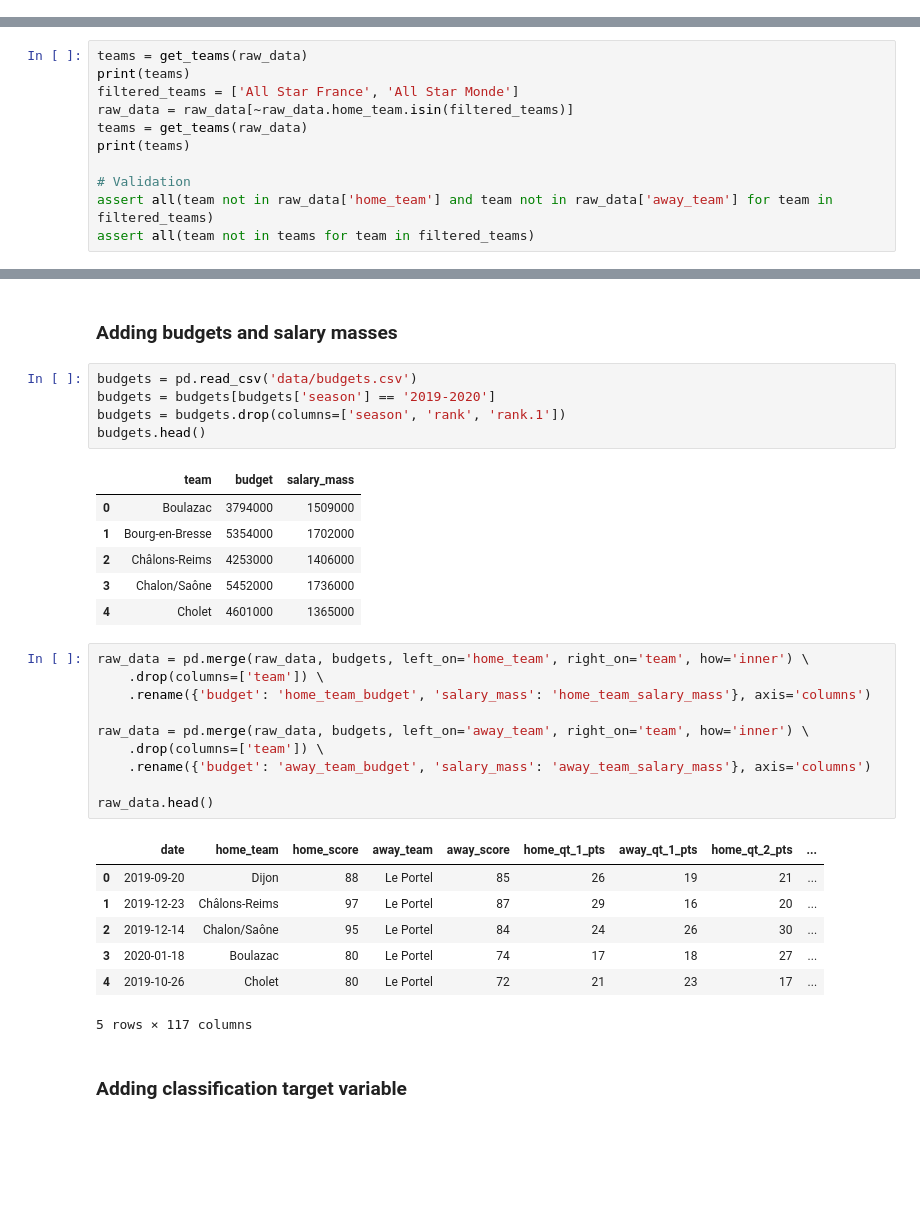
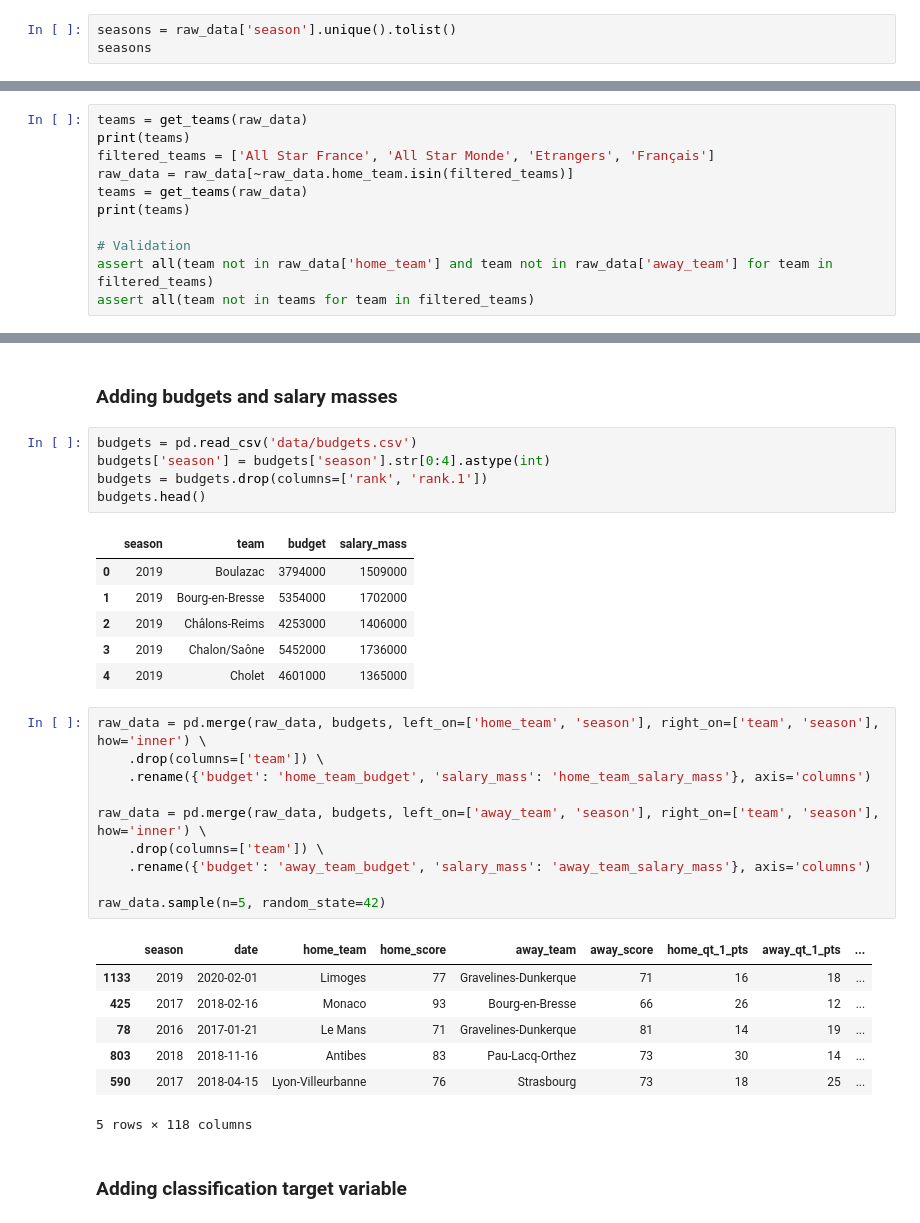
Before and after one commit to LouisAuneau/MISC-basketball-prediction, a Jupyter notebook: data_preparation.ipynb, the cells around one changed output, grey strips where cells are left out. Cells and saved outputs as stored; diff of their text form; blank space fills up the shorter version.

```diff
--- a/data_preparation.ipynb
+++ b/data_preparation.ipynb
@@ -17,0 +20,3 @@ raw_data_backup = raw_data.copy()
+# %%
+seasons = raw_data['season'].unique().tolist()
+seasons
@@ -28,7 +35,7 @@ def get_teams(games_stats: pd.DataFrame) -> List[str]:
 # %%
 teams = get_teams(raw_data)
 print(teams)
-filtered_teams = ['All Star France', 'All Star Monde']
+filtered_teams = ['All Star France', 'All Star Monde', 'Etrangers', 'Français']
 raw_data = raw_data[~raw_data.home_team.isin(filtered_teams)]
 teams = get_teams(raw_data)
 print(teams)
@@ -238,34 +262,34 @@ Name: 164, Length: 113, dtype: object
 ### Adding budgets and salary masses
 # %%
 budgets = pd.read_csv('data/budgets.csv')
-budgets = budgets[budgets['season'] == '2019-2020']
-budgets = budgets.drop(columns=['season', 'rank', 'rank.1'])
+budgets['season'] = budgets['season'].str[0:4].astype(int)
+budgets = budgets.drop(columns=['rank', 'rank.1'])
 budgets.head()
 # %% [output]
-|  | team | budget | salary_mass |
-| 0 | Boulazac | 3794000 | 1509000 |
-| 1 | Bourg-en-Bresse | 5354000 | 1702000 |
-| 2 | Châlons-Reims | 4253000 | 1406000 |
-| 3 | Chalon/Saône | 5452000 | 1736000 |
-| 4 | Cholet | 4601000 | 1365000 |
+|  | season | team | budget | salary_mass |
+| 0 | 2019 | Boulazac | 3794000 | 1509000 |
+| 1 | 2019 | Bourg-en-Bresse | 5354000 | 1702000 |
+| 2 | 2019 | Châlons-Reims | 4253000 | 1406000 |
+| 3 | 2019 | Chalon/Saône | 5452000 | 1736000 |
+| 4 | 2019 | Cholet | 4601000 | 1365000 |
 # %%
-raw_data = pd.merge(raw_data, budgets, left_on='home_team', right_on='team', how='inner') \
+raw_data = pd.merge(raw_data, budgets, left_on=['home_team', 'season'], right_on=['team', 'season'], how='inner') \
     .drop(columns=['team']) \
     .rename({'budget': 'home_team_budget', 'salary_mass': 'home_team_salary_mass'}, axis='columns')
 
-raw_data = pd.merge(raw_data, budgets, left_on='away_team', right_on='team', how='inner') \
+raw_data = pd.merge(raw_data, budgets, left_on=['away_team', 'season'], right_on=['team', 'season'], how='inner') \
     .drop(columns=['team']) \
     .rename({'budget': 'away_team_budget', 'salary_mass': 'away_team_salary_mass'}, axis='columns')
 
-raw_data.head()
+raw_data.sample(n=5, random_state=42)
 # %% [output]
-|  | date | home_team | home_score | away_team | away_score | home_qt_1_pts | away_qt_1_pts | home_qt_2_pts | ... |
-| 0 | 2019-09-20 | Dijon | 88 | Le Portel | 85 | 26 | 19 | 21 | ... |
-| 1 | 2019-12-23 | Châlons-Reims | 97 | Le Portel | 87 | 29 | 16 | 20 | ... |
-| 2 | 2019-12-14 | Chalon/Saône | 95 | Le Portel | 84 | 24 | 26 | 30 | ... |
-| 3 | 2020-01-18 | Boulazac | 80 | Le Portel | 74 | 17 | 18 | 27 | ... |
-| 4 | 2019-10-26 | Cholet | 80 | Le Portel | 72 | 21 | 23 | 17 | ... |
+|  | season | date | home_team | home_score | away_team | away_score | home_qt_1_pts | away_qt_1_pts | ... |
+| 1133 | 2019 | 2020-02-01 | Limoges | 77 | Gravelines-Dunkerque | 71 | 16 | 18 | ... |
+| 425 | 2017 | 2018-02-16 | Monaco | 93 | Bourg-en-Bresse | 66 | 26 | 12 | ... |
+| 78 | 2016 | 2017-01-21 | Le Mans | 71 | Gravelines-Dunkerque | 81 | 14 | 19 | ... |
+| 803 | 2018 | 2018-11-16 | Antibes | 83 | Pau-Lacq-Orthez | 73 | 30 | 14 | ... |
+| 590 | 2017 | 2018-04-15 | Lyon-Villeurbanne | 76 | Strasbourg | 73 | 18 | 25 | ... |
-5 rows × 117 columns
+5 rows × 118 columns
 # %% [markdown]
 ### Adding classification target variable
 # %%
```
Also changed, not shown: parts of 15 cells of this notebook.
